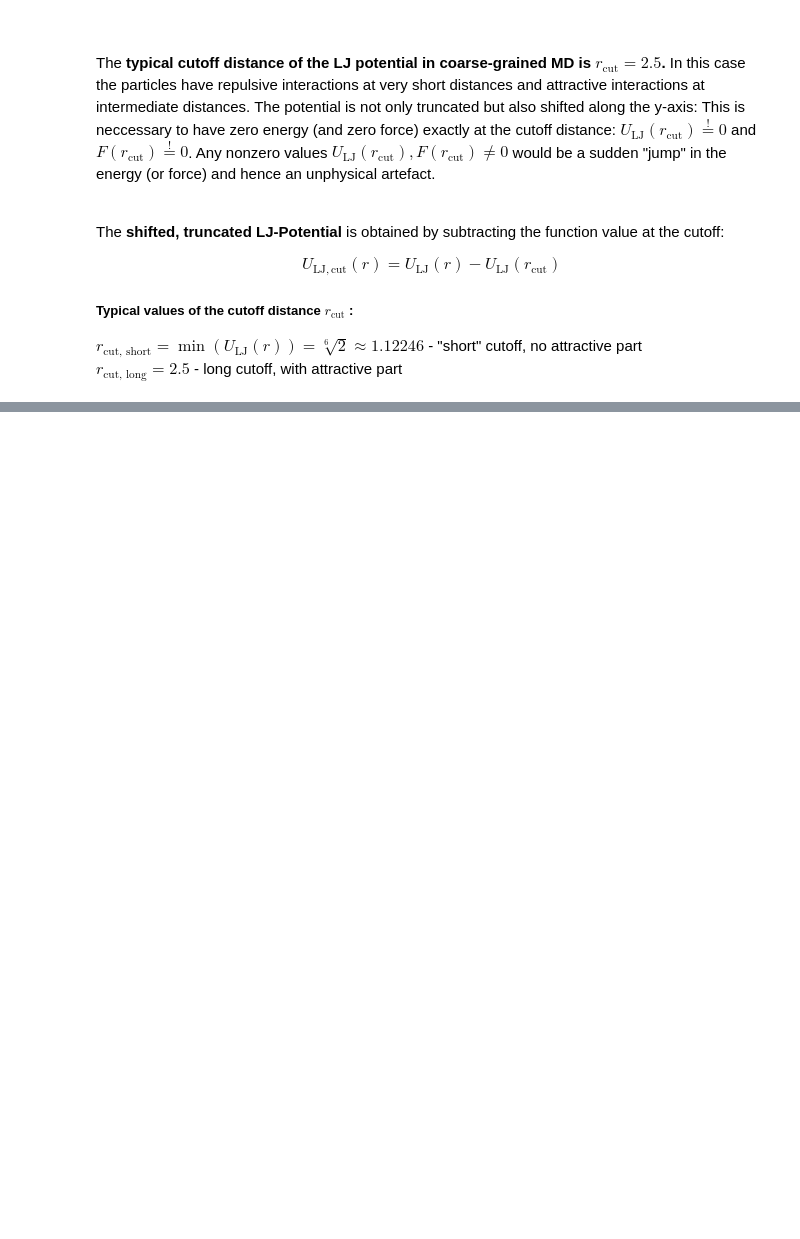
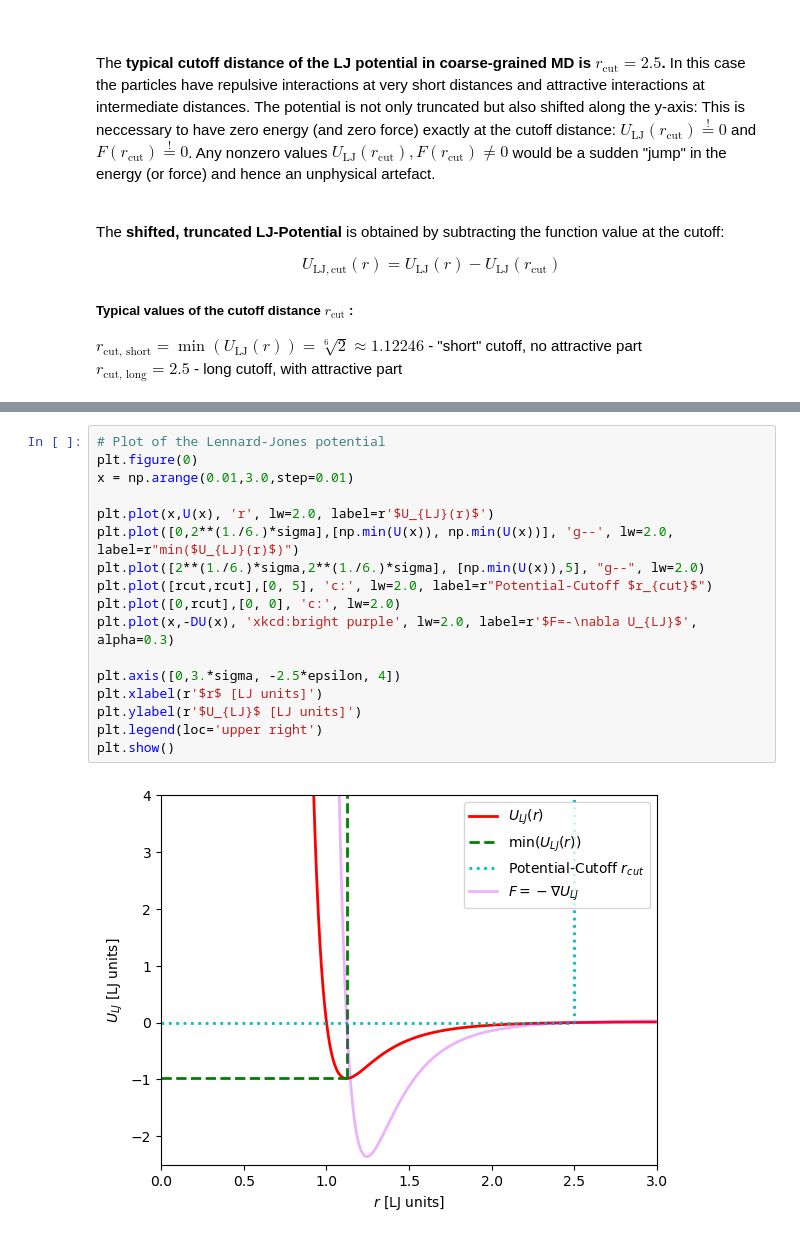
Before and after one commit to thangckt/note_md, a Jupyter notebook: notebook/md_soft_mat/1_simple_LJ.ipynb, the cells around one changed output, grey strips where cells are left out. Drawn from its saved outputs; the diff is of its cells as text; blank space fills up the shorter version.

```diff
--- a/notebook/md_soft_mat/1_simple_LJ.ipynb
+++ b/notebook/md_soft_mat/1_simple_LJ.ipynb
@@ -87,0 +103,19 @@ Note: you may need to restart the kernel to use updated packages.
+# %%
+# Plot of the Lennard-Jones potential
+plt.figure(0)
+x = np.arange(0.01,3.0,step=0.01)
+
+plt.plot(x,U(x), 'r', lw=2.0, label=r'$U_{LJ}(r)$')
+plt.plot([0,2**(1./6.)*sigma],[np.min(U(x)), np.min(U(x))], 'g--', lw=2.0, label=r"min($U_{LJ}(r)$)")
+plt.plot([2**(1./6.)*sigma,2**(1./6.)*sigma], [np.min(U(x)),5], "g--", lw=2.0)
+plt.plot([rcut,rcut],[0, 5], 'c:', lw=2.0, label=r"Potential-Cutoff $r_{cut}$")
+plt.plot([0,rcut],[0, 0], 'c:', lw=2.0)
+plt.plot(x,-DU(x), 'xkcd:bright purple', lw=2.0, label=r'$F=-\nabla U_{LJ}$', alpha=0.3)
+
+plt.axis([0,3.*sigma, -2.5*epsilon, 4])
+plt.xlabel(r'$r$ [LJ units]')
+plt.ylabel(r'$U_{LJ}$ [LJ units]')
+plt.legend(loc='upper right')
+plt.show()
+# %% [output]
+[figure, added]
```
Also changed, not shown: parts of 9 cells of this notebook.
